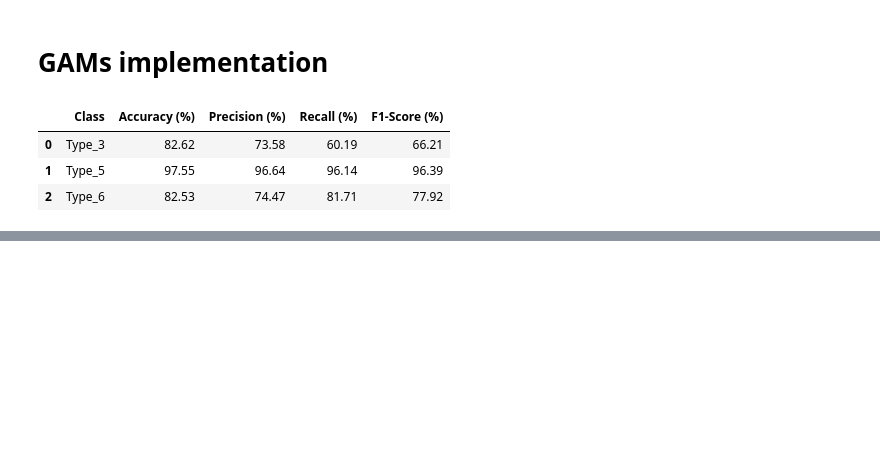
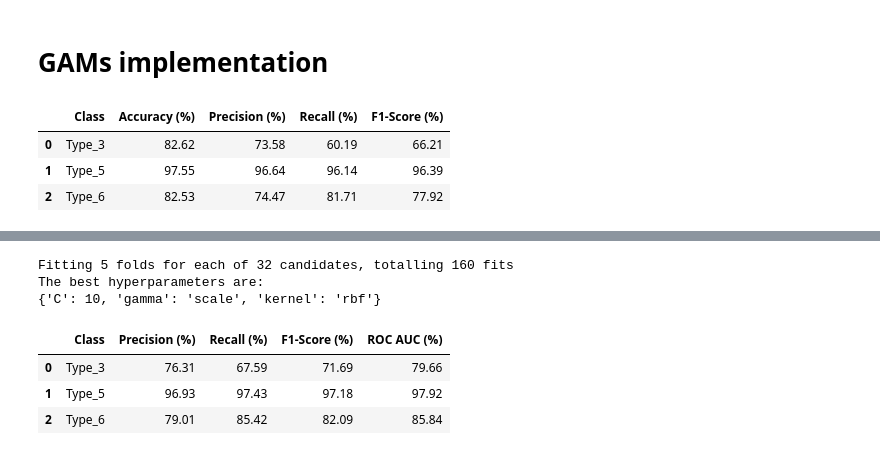
Before and after one commit to jorgemartins1986/APRAU_1050497_1050532, a Jupyter notebook: assignment_part2.ipynb, the cells around one changed output, grey strips where cells are left out. Drawn from its saved outputs; the diff is of its cells as text; code cells hidden in the pictures; blank space fills up the shorter version.

```diff
--- a/assignment_part2.ipynb
+++ b/assignment_part2.ipynb
@@ -546,0 +777,79 @@ display(results)
+# %%
+# Define the parameter grid for GridSearchCV
+param_grid_svm = {
+    'C': [0.1, 1, 10, 100],
+    'gamma': ['scale', 'auto'],
+    # 'degree': [2, 3, 4],  # for polynomial kernel
+    'kernel': ['linear', 'poly', 'rbf', 'sigmoid'] # ensuring that the all the kernels are tested
+}
+
+# Initialize the SVM model
+svm_classifier = SVC(probability=True, random_state=42)
+
+# Initialize GridSearchCV with 5-fold cross-validation
+grid_search_svm = GridSearchCV(estimator=svm_classifier, param_grid=param_grid_svm, cv=5, n_jobs=-1, verbose=2)
+
+# Fit GridSearchCV to the training data
+grid_search_svm.fit(X_train, y_train)
+
+# Get the best estimator
+best_svm_classifier = grid_search_svm.best_estimator_
+
+# Display the best hyperparameters
+print("The best hyperparameters are:")
+print(grid_search_svm.best_params_)
+
+# Predict the vegetation type for the test data
+y_pred_svm = best_svm_classifier.predict(X_test)
+
+# Evaluate the model
+accuracy_svm = accuracy_score(y_test, y_pred_svm)
+report_svm = classification_report(y_test, y_pred_svm, target_names=label_encoder.classes_, output_dict=True)
+
+# Binarize the output for ROC AUC calculation
+y_test_binarized = label_binarize(y_test, classes=[0, 1, 2])
+y_pred_binarized_svm = label_binarize(y_pred_svm, classes=[0, 1, 2])
+
+# Calculate ROC AUC for each class
+roc_auc_svm = roc_auc_score(y_test_binarized, y_pred_binarized_svm, average=None)
+
+# Store the results
+results_svm = {
+    'Accuracy (%)': accuracy_svm * 100,
+    'Precision (%)': [report_svm[cls]['precision'] * 100 for cls in label_encoder.classes_],
+    'Recall (%)': [report_svm[cls]['recall'] * 100 for cls in label_encoder.classes_],
+    'F1-Score (%)': [report_svm[cls]['f1-score'] * 100 for cls in label_encoder.classes_],
+    'ROC AUC (%)': [roc * 100 for roc in roc_auc_svm]
+}
+
+# Display the results
+results_df = pd.DataFrame({
+    'Class': label_encoder.classes_,
+    'Precision (%)': results_svm['Precision (%)'],
+    'Recall (%)': results_svm['Recall (%)'],
+    'F1-Score (%)': results_svm['F1-Score (%)'],
+    'ROC AUC (%)': results_svm['ROC AUC (%)']
+})
+
+# Add overall metrics to the results
+results_overall_svm = pd.DataFrame(columns=['Class', 'Accuracy (%)', 'Precision (%)', 'Recall (%)', 'F1-Score (%)', 'ROC AUC (%)'])
+results_overall_svm.loc['Overall'] = ['Overall', results_svm['Accuracy (%)'],
+                                      report_svm['weighted avg']['precision'] * 100,
+                                      report_svm['weighted avg']['recall'] * 100,
+                                      report_svm['weighted avg']['f1-score'] * 100,
+                                      results_df['ROC AUC (%)'].mean()]
+
+# Format the results to show percentages with two decimals
+results_df = results_df.round(2)
+results_overall_svm = results_overall_svm.round(2)
+
+display(results_df)
+display(results_overall_svm)
+# %% [output]
+Fitting 5 folds for each of 32 candidates, totalling 160 fits
+The best hyperparameters are:
+{'C': 10, 'gamma': 'scale', 'kernel': 'rbf'}
+|  | Class | Precision (%) | Recall (%) | F1-Score (%) | ROC AUC (%) |
+| 0 | Type_3 | 76.31 | 67.59 | 71.69 | 79.66 |
+| 1 | Type_5 | 96.93 | 97.43 | 97.18 | 97.92 |
+| 2 | Type_6 | 79.01 | 85.42 | 82.09 | 85.84 |
```
Also changed, not shown: parts of 14 cells of this notebook, 2 other files.
